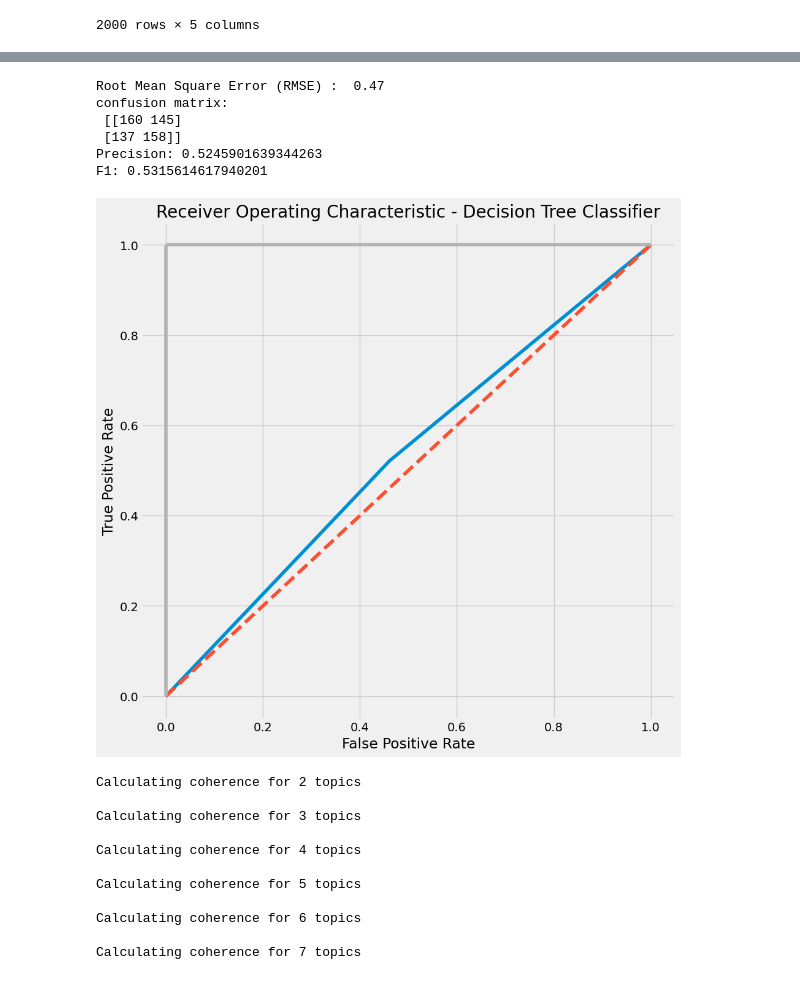
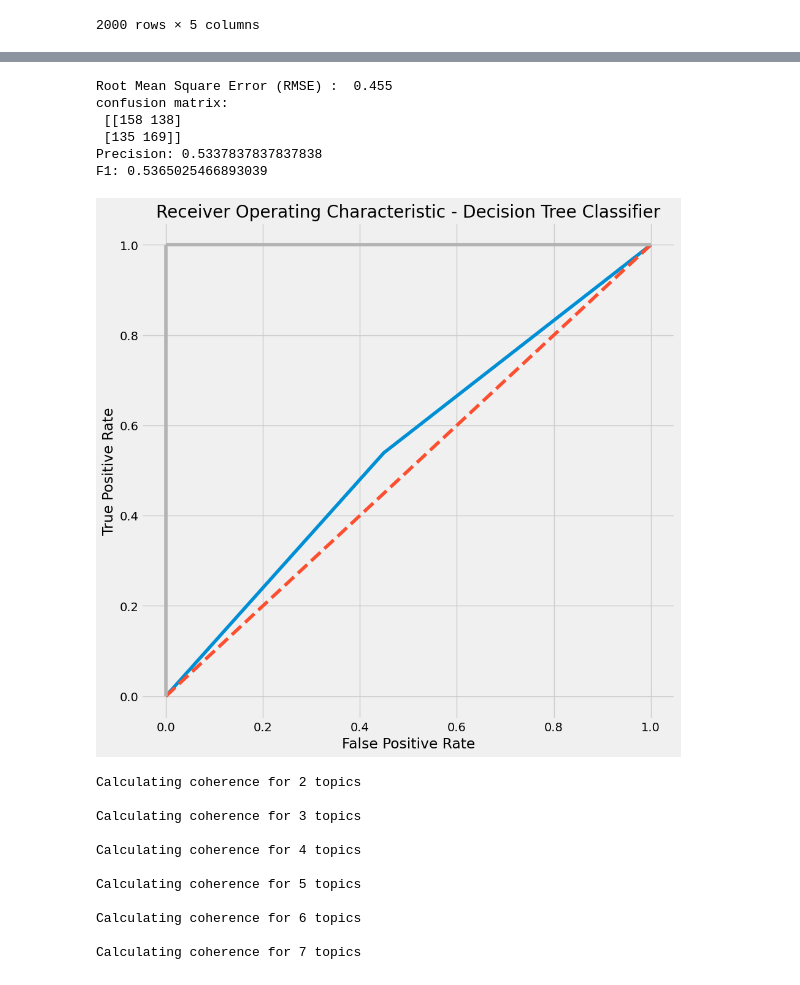
Before and after one commit to HarunErenMutlu/text_mining, a Jupyter notebook: nlp.ipynb, the cells around one changed output, grey strips where cells are left out. Drawn from its saved outputs; the diff is of its cells as text; code cells hidden in the pictures.

```diff
--- a/nlp.ipynb
+++ b/nlp.ipynb
@@ -239,6 +240,6 @@ def plot_roc_curve(test_df, test_label, algorithm_name):
     plt.xlabel('False Positive Rate')
     plt.show()
 # %%
-df['actual_cluster'] = [0 for _ in range(1000)] + [1 for _ in range(1000)]
+df['actual_cluster'] = [1 for _ in range(1000)] + [0 for _ in range(1000)]
 # %%
 linreg = LinearRegression()
@@ -287,6 +282,0 @@ plt.show()
-# %%
-kmeans = KMeans(n_clusters=2)
-kmeans.fit(new_df)
-y_kmeans = kmeans.predict(new_df)
-df['obtained_clusters'] = y_kmeans
-print("Root Mean Square Error (RMSE) : ",mean_squared_error(df['actual_cluster'],df['obtained_clusters']))
@@ -398,34 +425,34 @@ dtc = dtc.fit(train_df.drop('actual_cluster', axis=1), train_df['actual_cluster'
 
 test_df['predicted'] = dtc.predict(test_df.drop('actual_cluster', axis=1))
 # %%
-tp_filter = (test_df["actual_cluster"]==0) & (test_df["predicted"]==0)
-fn_filter = (test_df["actual_cluster"]== 0) & (test_df["predicted"]== 1)
-fp_filter = (test_df["actual_cluster"]== 1) & (test_df["predicted"]== 0)
-tn_filter = (test_df["actual_cluster"]== 1) & (test_df["predicted"]== 1)
+tn_filter = (test_df["actual_cluster"]==0) & (test_df["predicted"]==0)
+fp_filter = (test_df["actual_cluster"]== 0) & (test_df["predicted"]== 1)
+fn_filter = (test_df["actual_cluster"]== 1) & (test_df["predicted"]== 0)
+tp_filter = (test_df["actual_cluster"]== 1) & (test_df["predicted"]== 1)
 
 # filtering data
 tp = len(test_df.where(tp_filter).dropna())
 fp = len(test_df.where(fp_filter).dropna())
 tn = len(test_df.where(tn_filter).dropna())
 fn = len(test_df.where(fn_filter).dropna())
 
 print("Root Mean Square Error (RMSE) : ",mean_squared_error(test_df['actual_cluster'],test_df['predicted']))
 print('confusion matrix:\n', np.array([[tp,fp], [fn,tn]]))
 precision = tp/(tp+fp)
 recall = tp/(tp+fn)
 f1 = 2*precision*recall/(precision+recall)
 fp_rate = fp /(fp+tn)
 print(f'Precision: {precision}')
 print(f'F1: {f1}')
 plot_roc_curve(test_df=test_df, test_label='predicted', algorithm_name='Decision Tree Classifier')
 # %% [output]
-Root Mean Square Error (RMSE) :  0.47
+Root Mean Square Error (RMSE) :  0.455
 confusion matrix:
- [[160 145]
- [137 158]]
-Precision: 0.5245901639344263
-F1: 0.5315614617940201
+ [[158 138]
+ [135 169]]
+Precision: 0.5337837837837838
+F1: 0.5365025466893039
-[figure, old version]
+[figure, new version]
 # %%
 
 df_lda = pd.DataFrame()
```
Also changed, not shown: parts of 22 cells of this notebook, 1 other file.
